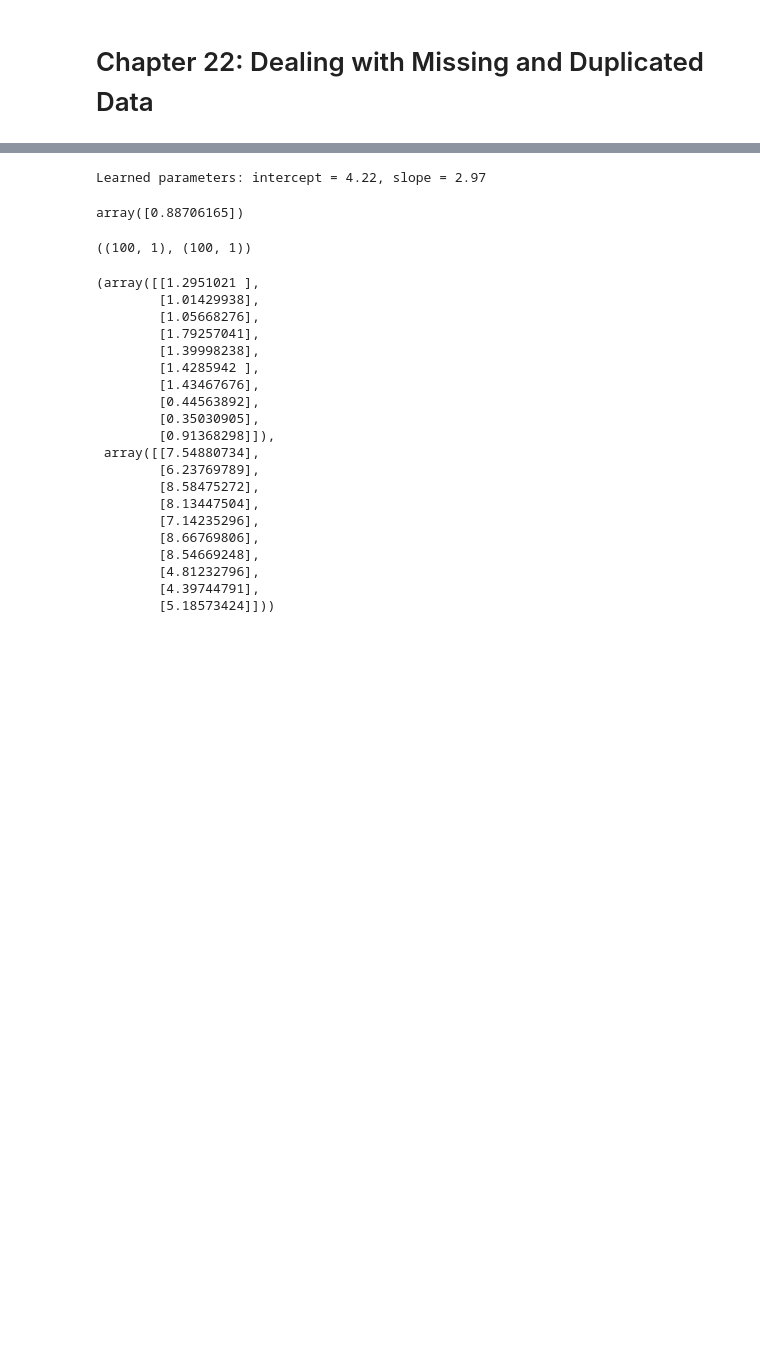
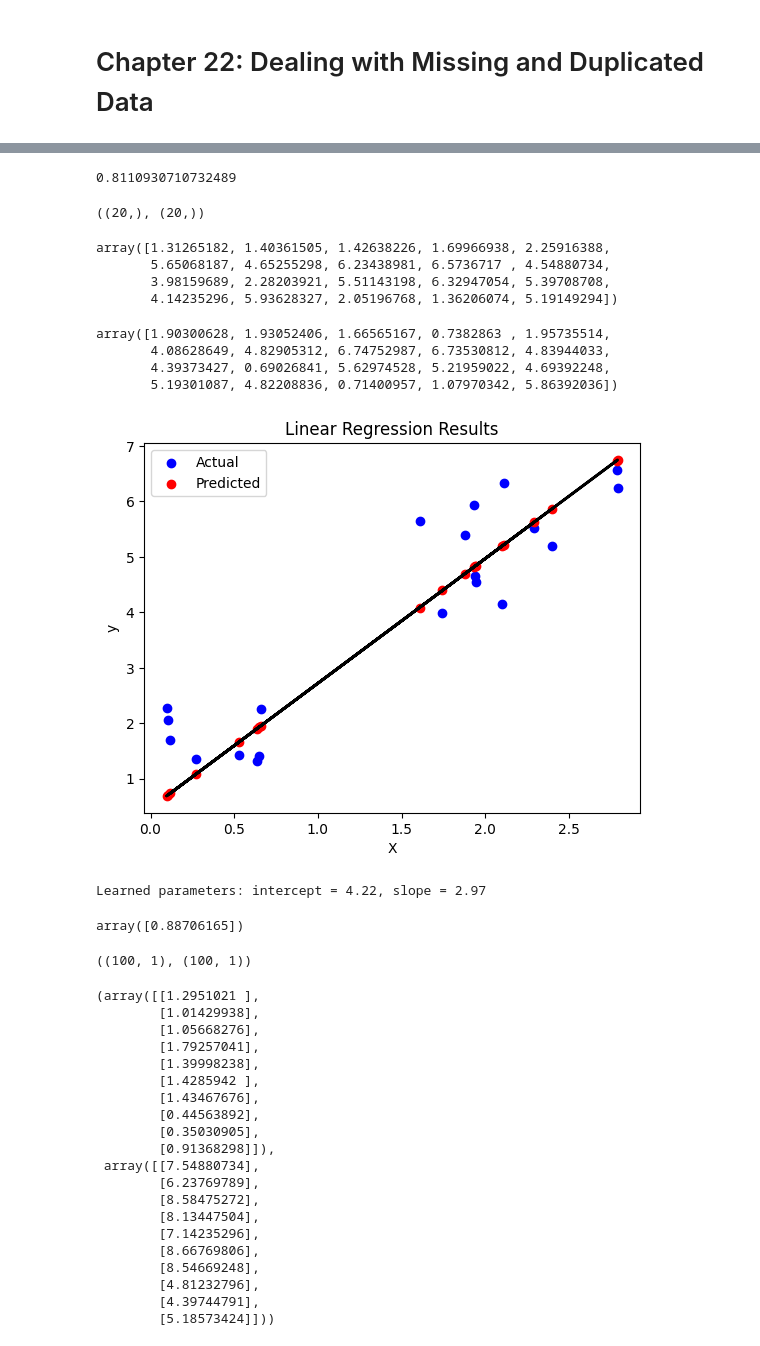
Before and after one commit to stevechengnyc/ml_gpt, a Jupyter notebook: 22-dealing-with-missing-and-duplicated-data.ipynb, the cells around one changed output, grey strips where cells are left out. Cells and saved outputs as stored; diff of their text form; code cells hidden in the pictures; blank space fills up the shorter version.

```diff
--- a/22-dealing-with-missing-and-duplicated-data.ipynb
+++ b/22-dealing-with-missing-and-duplicated-data.ipynb
@@ -8,0 +22,3 @@ df = pd.read_csv(url, index_col=0)
+# %%
+X = 3 * np.random.rand(100,1)
+y = 1 + 2 *X.flatten() + np.random.randn(100)
@@ -8,0 +48,5 @@ df = pd.read_csv(url, index_col=0)
+# %%
+X_train, X_test, y_train, y_test = train_test_split(X, y, test_size = 0.2, random_state=42)
+# %%
+model = LinearRegression()
+model.fit(X_train, y_train)
@@ -8,0 +59,2 @@ df = pd.read_csv(url, index_col=0)
+# %%
+y_pred = model.predict(X_test)
@@ -9,3 +73,36 @@ df = pd.read_csv(url, index_col=0)
+# %%
+r2
+# %% [output]
+0.8110930710732489
+# %%
+y_test.shape, y_pred.shape
+# %% [output]
+((20,), (20,))
+# %%
+y_test
+# %% [output]
+array([1.31265182, 1.40361505, 1.42638226, 1.69966938, 2.25916388,
+       5.65068187, 4.65255298, 6.23438981, 6.5736717 , 4.54880734,
+       3.98159689, 2.28203921, 5.51143198, 6.32947054, 5.39708708,
+       4.14235296, 5.93628327, 2.05196768, 1.36206074, 5.19149294])
+# %%
+y_pred
+# %% [output]
+array([1.90300628, 1.93052406, 1.66565167, 0.7382863 , 1.95735514,
+       4.08628649, 4.82905312, 6.74752987, 6.73530812, 4.83944033,
+       4.39373427, 0.69026841, 5.62974528, 5.21959022, 4.69392248,
+       5.19301087, 4.82208836, 0.71400957, 1.07970342, 5.86392036])
+# %%
+plt.scatter(X_test, y_test, color='blue', label='Actual')
+plt.scatter(X_test, y_pred, color='red', label='Predicted')
+plt.plot(X_test, y_pred, color='black', linewidth=2)
+plt.xlabel('X')
+plt.ylabel('y')
+plt.title('Linear Regression Results')
+plt.legend()
+plt.show()
+# %% [output]
+[figure, added]
 # %%
 import numpy as np
 import matplotlib.pyplot as plt
```
Also changed, not shown: parts of 10 cells of this notebook.
